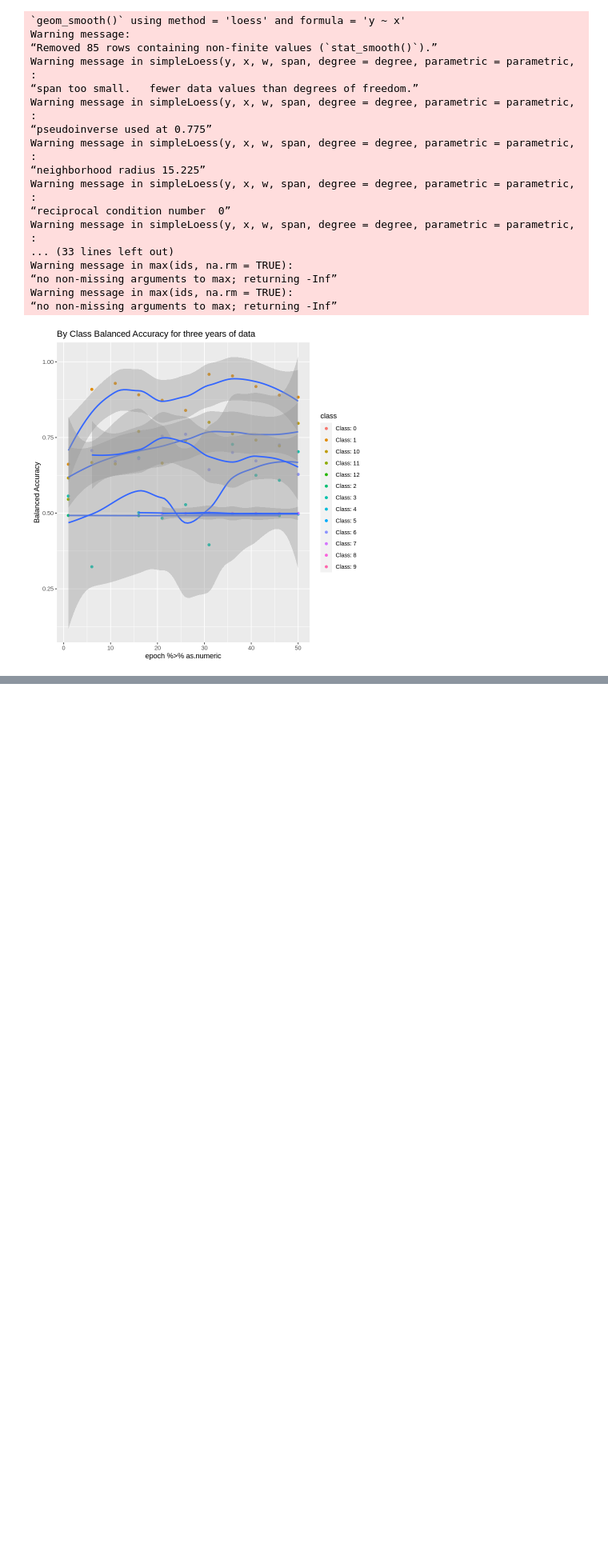
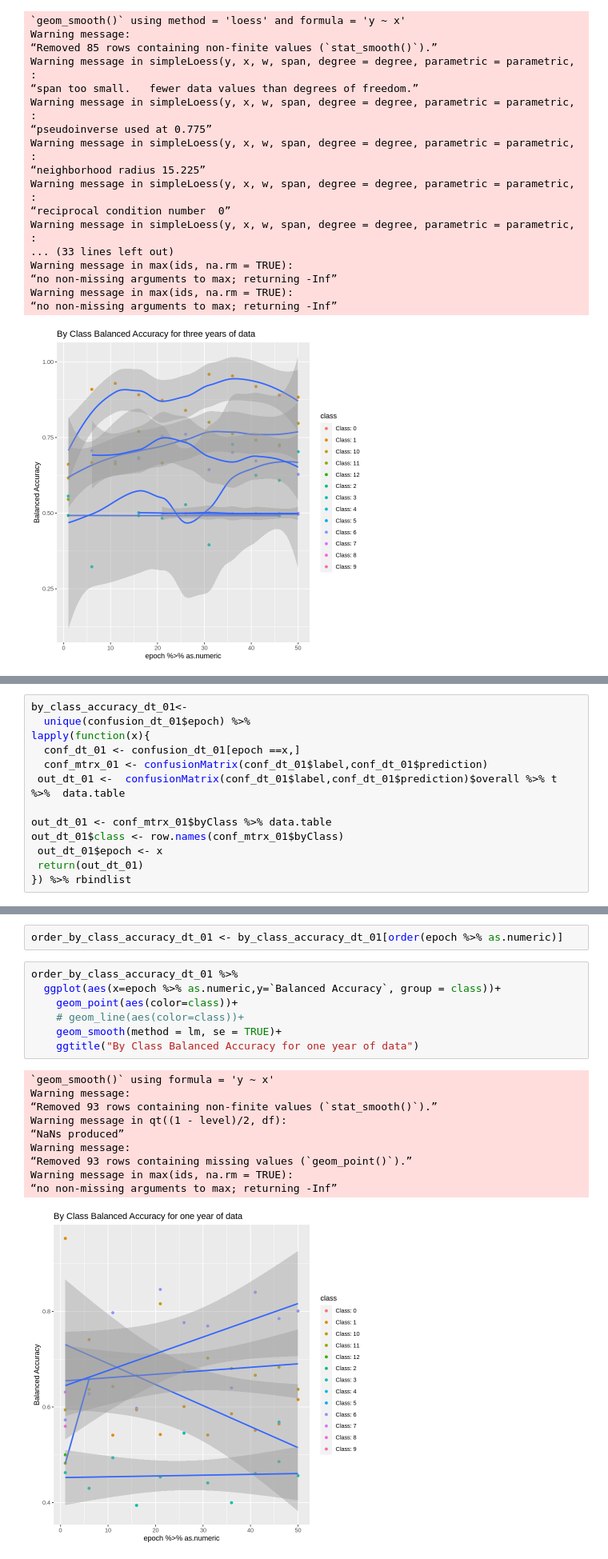
Before and after one commit to MadmanMarble/Planet_U-NET, a Jupyter notebook: ConfusionMatrix_R_Plotting_20240402.ipynb, the cells around one changed output, grey strips where cells are left out. Shown at 80% size. Cells and saved outputs as stored; diff of their text form; blank space fills up the shorter version.

```diff
--- a/ConfusionMatrix_R_Plotting_20240402.ipynb
+++ b/ConfusionMatrix_R_Plotting_20240402.ipynb
@@ -823,0 +1179,13 @@ Warning message in max(ids, na.rm = TRUE):
+# %%
+by_class_accuracy_dt_01<-
+  unique(confusion_dt_01$epoch) %>%
+lapply(function(x){
+  conf_dt_01 <- confusion_dt_01[epoch ==x,]
+  conf_mtrx_01 <- confusionMatrix(conf_dt_01$label,conf_dt_01$prediction)
+ out_dt_01 <-  confusionMatrix(conf_dt_01$label,conf_dt_01$prediction)$overall %>% t %>%  data.table
+
+out_dt_01 <- conf_mtrx_01$byClass %>% data.table
+out_dt_01$class <- row.names(conf_mtrx_01$byClass)
+ out_dt_01$epoch <- x
+ return(out_dt_01)
+}) %>% rbindlist
@@ -823,0 +1222,20 @@ Warning message in max(ids, na.rm = TRUE):
+# %%
+order_by_class_accuracy_dt_01 <- by_class_accuracy_dt_01[order(epoch %>% as.numeric)]
+# %%
+order_by_class_accuracy_dt_01 %>%
+  ggplot(aes(x=epoch %>% as.numeric,y=`Balanced Accuracy`, group = class))+
+    geom_point(aes(color=class))+
+    # geom_line(aes(color=class))+
+    geom_smooth(method = lm, se = TRUE)+
+    ggtitle("By Class Balanced Accuracy for one year of data")
+# %% [output]
+`geom_smooth()` using formula = 'y ~ x'
+Warning message:
+“Removed 93 rows containing non-finite values (`stat_smooth()`).”
+Warning message in qt((1 - level)/2, df):
+“NaNs produced”
+Warning message:
+“Removed 93 rows containing missing values (`geom_point()`).”
+Warning message in max(ids, na.rm = TRUE):
+“no non-missing arguments to max; returning -Inf”
+[figure, added]
```
Also changed, not shown: parts of 25 cells of this notebook.
